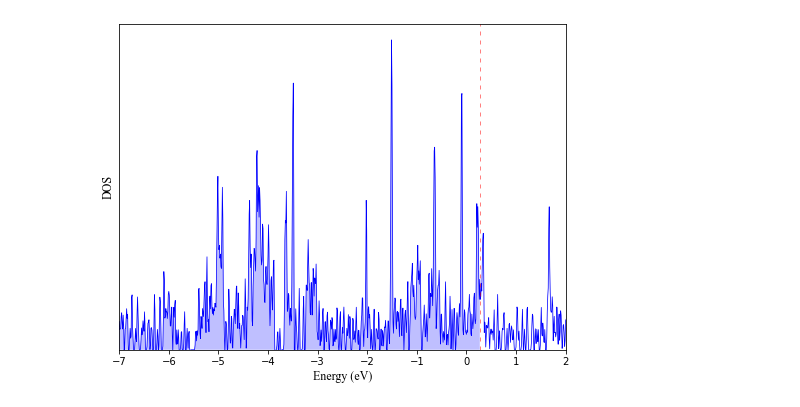
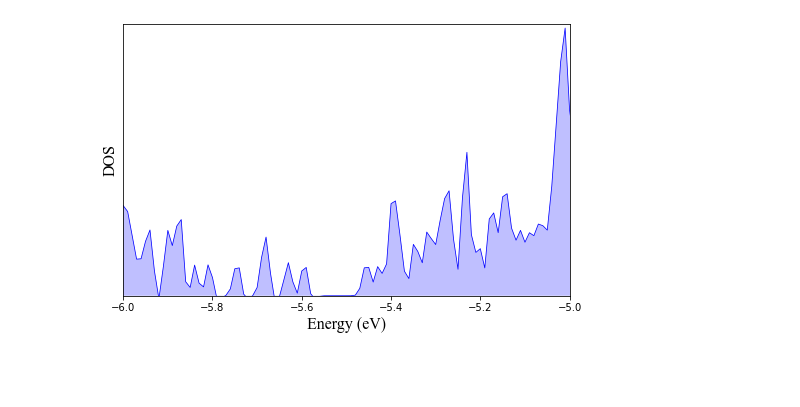
Before and after one commit to adamlsmith981/SmithAdamFYP, a Jupyter notebook: Ta2CS/BANDS&DOS/bands_dos_plot.ipynb, the cells around one changed output. Drawn from its saved outputs; the diff is of its cells as text; code cells hidden in the pictures; blank space fills up the shorter version.

```diff
--- a/Ta2CS/BANDS&DOS/bands_dos_plot.ipynb
+++ b/Ta2CS/BANDS&DOS/bands_dos_plot.ipynb
@@ -130,18 +130,18 @@ energy, dos, idos = np.loadtxt(path+material+'.dos.dat', unpack=True)
 # %%
 # fermiE=-0.1709
 # make plot
-plt.figure(figsize = (8, 6))
+plt.figure(figsize = (8, 5))
 plt.plot(energy, dos, linewidth=0.75, color='blue')
 plt.yticks([])
 font = {'fontname':'Times New Roman'}
-plt.xlabel('Energy (eV)',fontsize=12, **font)
-plt.ylabel('DOS',fontsize=12, **font)
-plt.axvline(x=fermiE, linewidth=0.5, color='red', linestyle=(0, (8, 10)))
-plt.xlim(-7, 2)
-plt.ylim(0, )
+plt.xlabel('Energy (eV)',fontsize=16, **font)
+plt.ylabel('DOS',fontsize=16, **font)
+plt.axvline(x=fermiE, linewidth=2.0, color='red', linestyle=(0, (8, 10)))
+plt.xlim(-6, -5)
+plt.ylim(0, 10)
 plt.fill_between(energy, 0, dos, where=(energy < fermiE), facecolor='blue', alpha=0.25)
-# plt.text(-0.2+fermiE, 12, 'Fermi energy', fontsize='medium', rotation=90)
+# plt.text(-0.3+fermiE, 30, 'Fermi energy', color='red',fontsize=12, rotation=90, **font)
 plt.savefig(material+'-DOSplot.png')
 plt.show()
 # %% [output]
-[figure, old version]
+[figure, new version]
```
Also changed, not shown: parts of 2 cells of this notebook, 35 other files.
